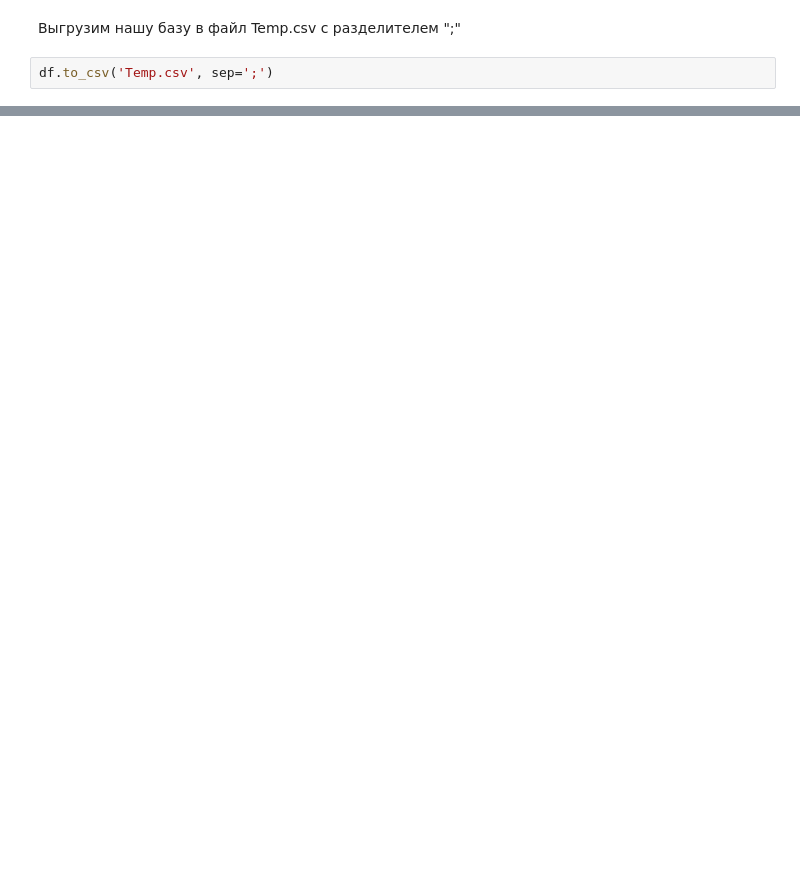
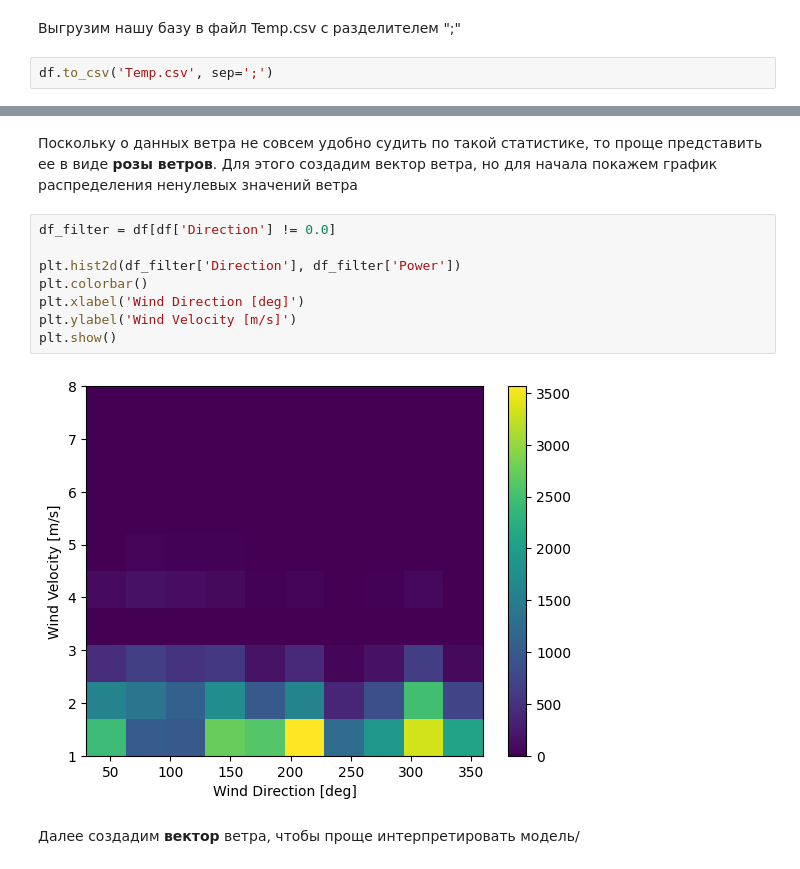
Before and after one commit to phrog-rgb/Weather_project, a Jupyter notebook: main.ipynb, the cells around one changed output, grey strips where cells are left out. Drawn from its saved outputs; the diff is of its cells as text; blank space fills up the shorter version.

```diff
--- a/main.ipynb
+++ b/main.ipynb
@@ -133,0 +194,14 @@ df.to_csv('Temp.csv', sep=';')
+# %% [markdown]
+Поскольку о данных ветра не совсем удобно судить по такой статистике, то проще представить ее в виде <b>розы ветров</b>. Для этого создадим вектор ветра, но для начала покажем график распределения ненулевых значений ветра
+# %%
+df_filter = df[df['Direction'] != 0.0]
+
+plt.hist2d(df_filter['Direction'], df_filter['Power'])
+plt.colorbar()
+plt.xlabel('Wind Direction [deg]')
+plt.ylabel('Wind Velocity [m/s]')
+plt.show()
+# %% [output]
+[figure, added]
+# %% [markdown]
+Далее создадим <b>вектор</b> ветра, чтобы проще интерпретировать модель/
```
Also changed, not shown: parts of 13 cells of this notebook, 3 other files.
